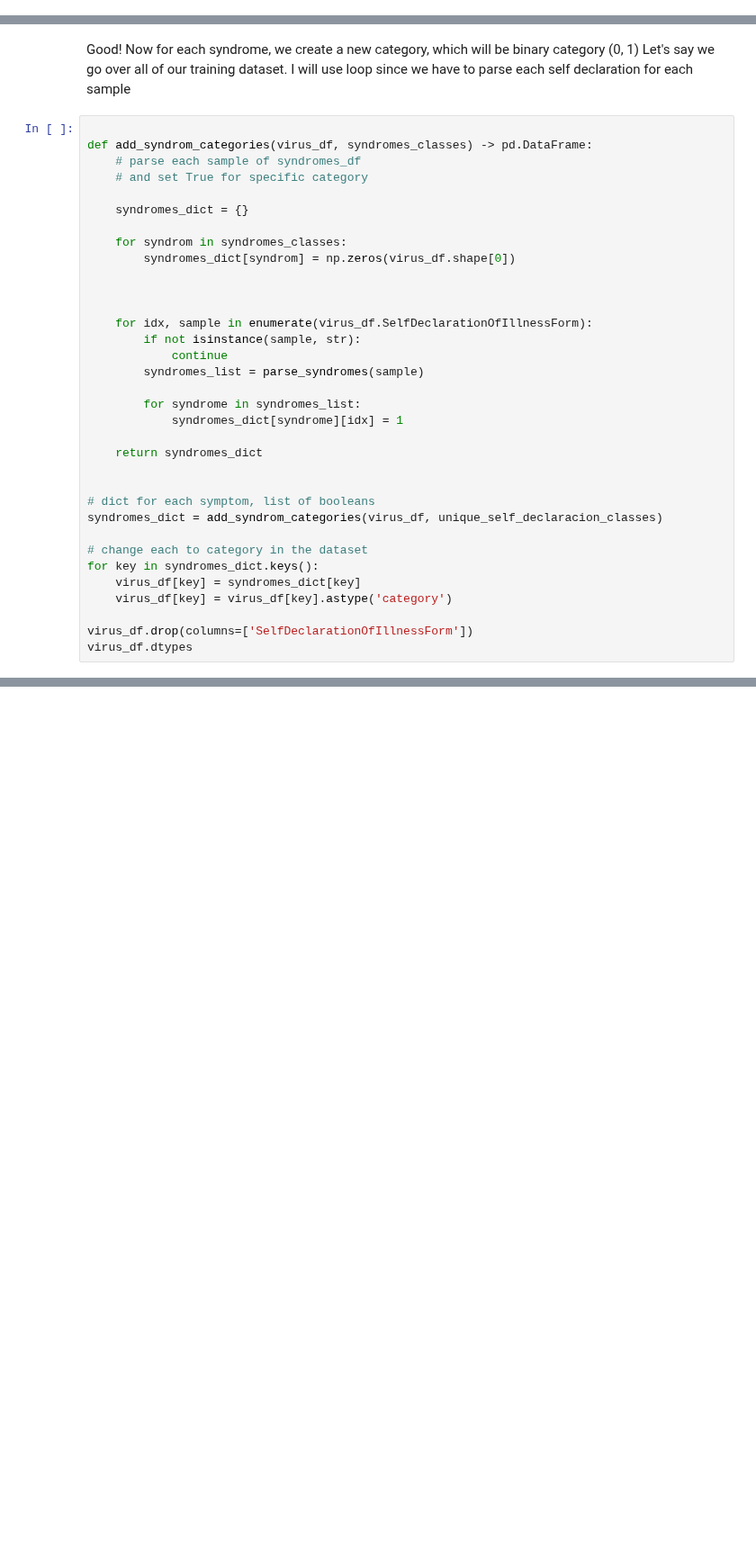
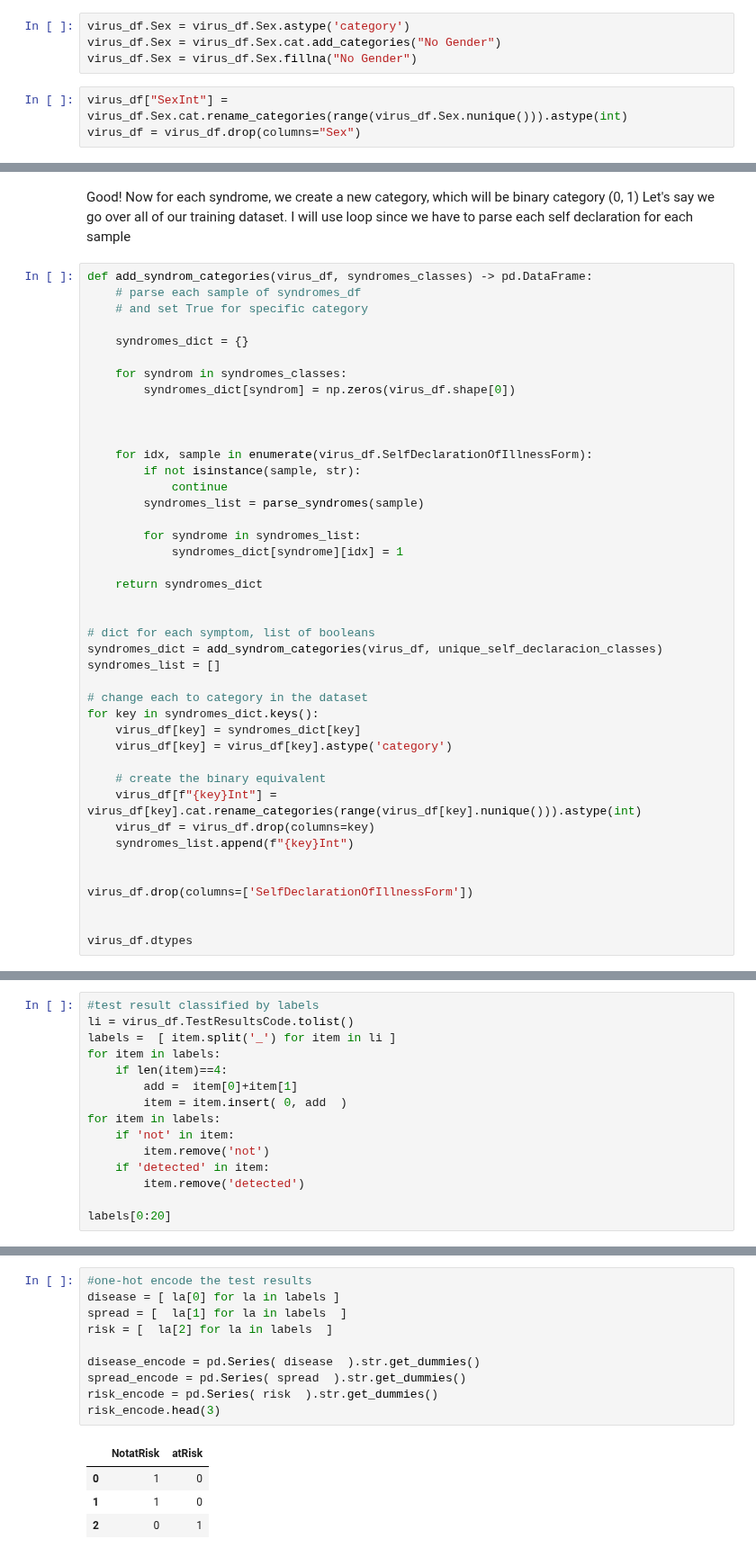
Before and after one commit to aka-sova/236756_Introduction_to_ML, a Jupyter notebook: hw2/wet_alex/data_explore.ipynb, the cells around one changed output, grey strips where cells are left out. Shown at 90% size. Drawn from its saved outputs; the diff is of its cells as text; blank space fills up the shorter version.

```diff
--- a/hw2/wet_alex/data_explore.ipynb
+++ b/hw2/wet_alex/data_explore.ipynb
@@ -222,0 +253,7 @@ That's too many categories. I think we should drop this one
+# %%
+virus_df.Sex = virus_df.Sex.astype('category')
+virus_df.Sex = virus_df.Sex.cat.add_categories("No Gender")
+virus_df.Sex = virus_df.Sex.fillna("No Gender")
+# %%
+virus_df["SexInt"] = virus_df.Sex.cat.rename_categories(range(virus_df.Sex.nunique())).astype(int)
+virus_df = virus_df.drop(columns="Sex")
@@ -266,7 +324,6 @@ Good! Now for each syndrome, we create a new category, which will be binary cate
 Let's say we go over all of our training dataset.
 I will use loop since we have to parse each self declaration for each sample
 # %%
-
 def add_syndrom_categories(virus_df, syndromes_classes) -> pd.DataFrame:
     # parse each sample of syndromes_df
     # and set True for specific category
@@ -291,12 +348,21 @@ def add_syndrom_categories(virus_df, syndromes_classes) -> pd.DataFrame:
 
 # dict for each symptom, list of booleans
 syndromes_dict = add_syndrom_categories(virus_df, unique_self_declaracion_classes)
+syndromes_list = []
 
 # change each to category in the dataset
 for key in syndromes_dict.keys():
     virus_df[key] = syndromes_dict[key]
     virus_df[key] = virus_df[key].astype('category')
 
+    # create the binary equivalent
+    virus_df[f"{key}Int"] = virus_df[key].cat.rename_categories(range(virus_df[key].nunique())).astype(int)
+    virus_df = virus_df.drop(columns=key)
+    syndromes_list.append(f"{key}Int")
+
+
 virus_df.drop(columns=['SelfDeclarationOfIllnessForm'])
+
+
 virus_df.dtypes
 # %% [output]
@@ -379,0 +390,15 @@ array([ 2.,  3.,  1., nan,  4.])
+# %%
+#test result classified by labels
+li = virus_df.TestResultsCode.tolist()
+labels =  [ item.split('_') for item in li ]
+for item in labels:
+    if len(item)==4:
+        add =  item[0]+item[1]
+        item = item.insert( 0, add  )
+for item in labels:
+    if 'not' in item:
+        item.remove('not')
+    if 'detected' in item:
+        item.remove('detected')
+
+labels[0:20]
@@ -379,0 +426,15 @@ array([ 2.,  3.,  1., nan,  4.])
+# %%
+#one-hot encode the test results
+disease = [ la[0] for la in labels ]
+spread = [  la[1] for la in labels  ]
+risk = [  la[2] for la in labels  ]
+
+disease_encode = pd.Series( disease  ).str.get_dummies()
+spread_encode = pd.Series( spread  ).str.get_dummies()
+risk_encode = pd.Series( risk  ).str.get_dummies()
+risk_encode.head(3)
+# %% [output]
+|  | NotatRisk | atRisk |
+| 0 | 1 | 0 |
+| 1 | 1 | 0 |
+| 2 | 0 | 1 |
```
Also changed, not shown: parts of 38 cells of this notebook.
